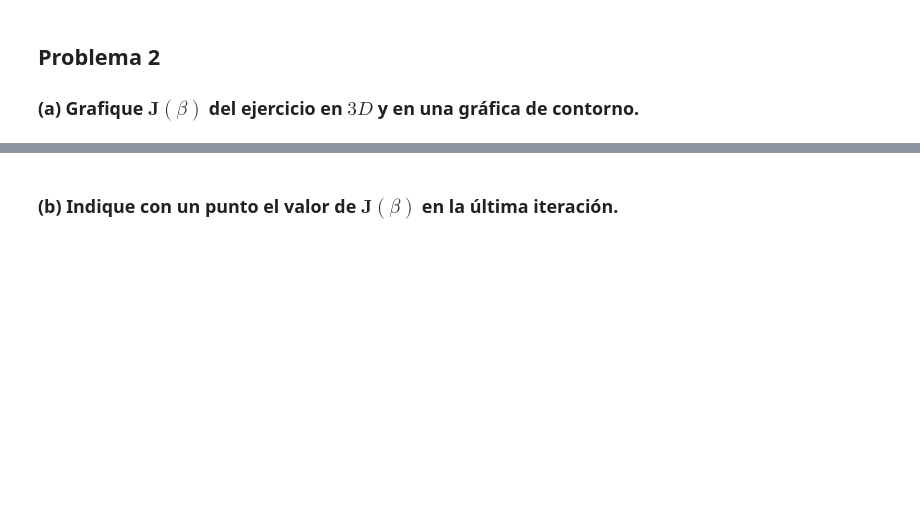
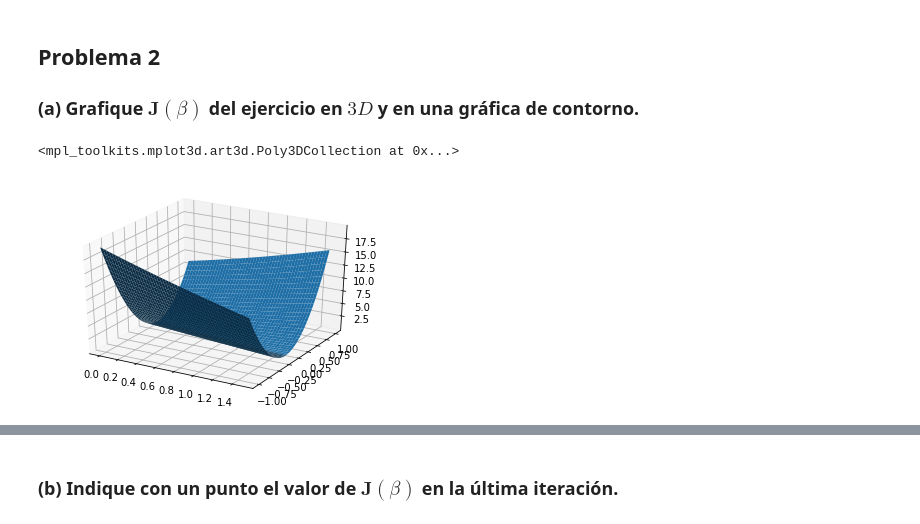
Before and after one commit to jesusigarmor/Matematicas-computacionales-fall2020, a Jupyter notebook: alumnos/anacris2802/Tarea2.ipynb, the cells around one changed output, grey strips where cells are left out. Saved outputs shown, nothing was run; the diff lists cells and outputs as text; code cells hidden in the pictures; blank space fills up the shorter version.

```diff
--- a/alumnos/anacris2802/Tarea2.ipynb
+++ b/alumnos/anacris2802/Tarea2.ipynb
@@ -30,3 +46,27 @@ $$\textbf{J}(\beta_0, \beta_1) = \frac{1}{2n}\sum_{(x^{(i)}, y^{(i)}) \in X \tim
 # %% [markdown]
 ## Problema 2
 ### (a) Grafique $\textbf{J}(\beta)$ del ejercicio en $3D$ y en una gráfica de contorno.
+# %%
+import numpy as np
+import matplotlib.pyplot as plt
+
+x=np.loadtxt('edad.dat')
+y=np.loadtxt('altura.dat')
+
+#No le tomé foto, solo tomé apuntes muy rápido
+costo=0
+b0=np.arange(0,1.5,0.001)
+b1=np.arange(-1,1,0.001)
+B0,B1=np.meshgrid(b0,b1)
+
+for i in range(len(y)):
+    costo+=(y[i]-B0-B1*x[i])**2/(2*len(y))
+
+C=costo
+
+fig=plt.figure()
+ax=fig.add_subplot(1,1,1,projection='3d')
+ax.plot_surface(B0,B1,C)
+# %% [output]
+<mpl_toolkits.mplot3d.art3d.Poly3DCollection at 0x...>
+[figure, added]
```
Also changed, not shown: parts of 13 cells of this notebook, 4 other files.
